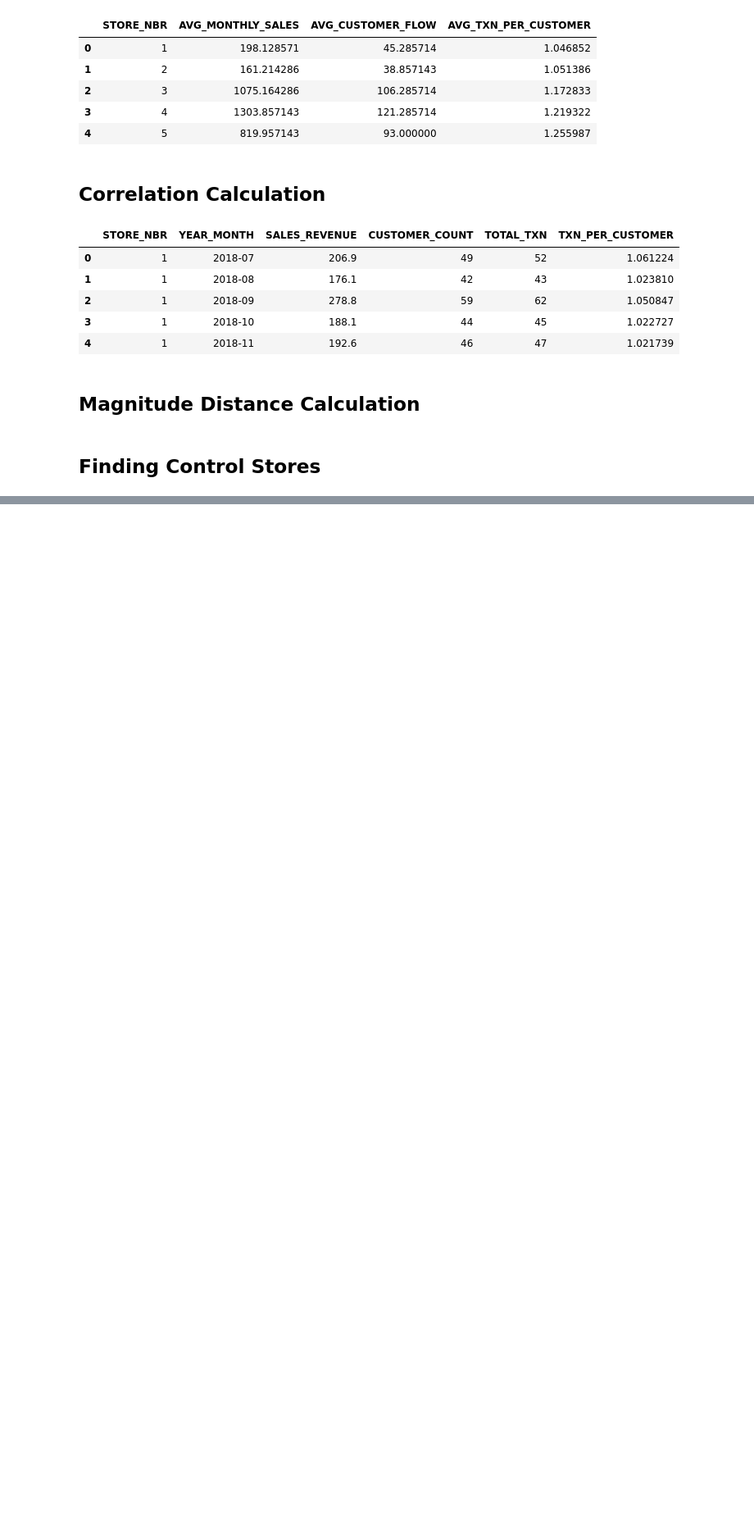
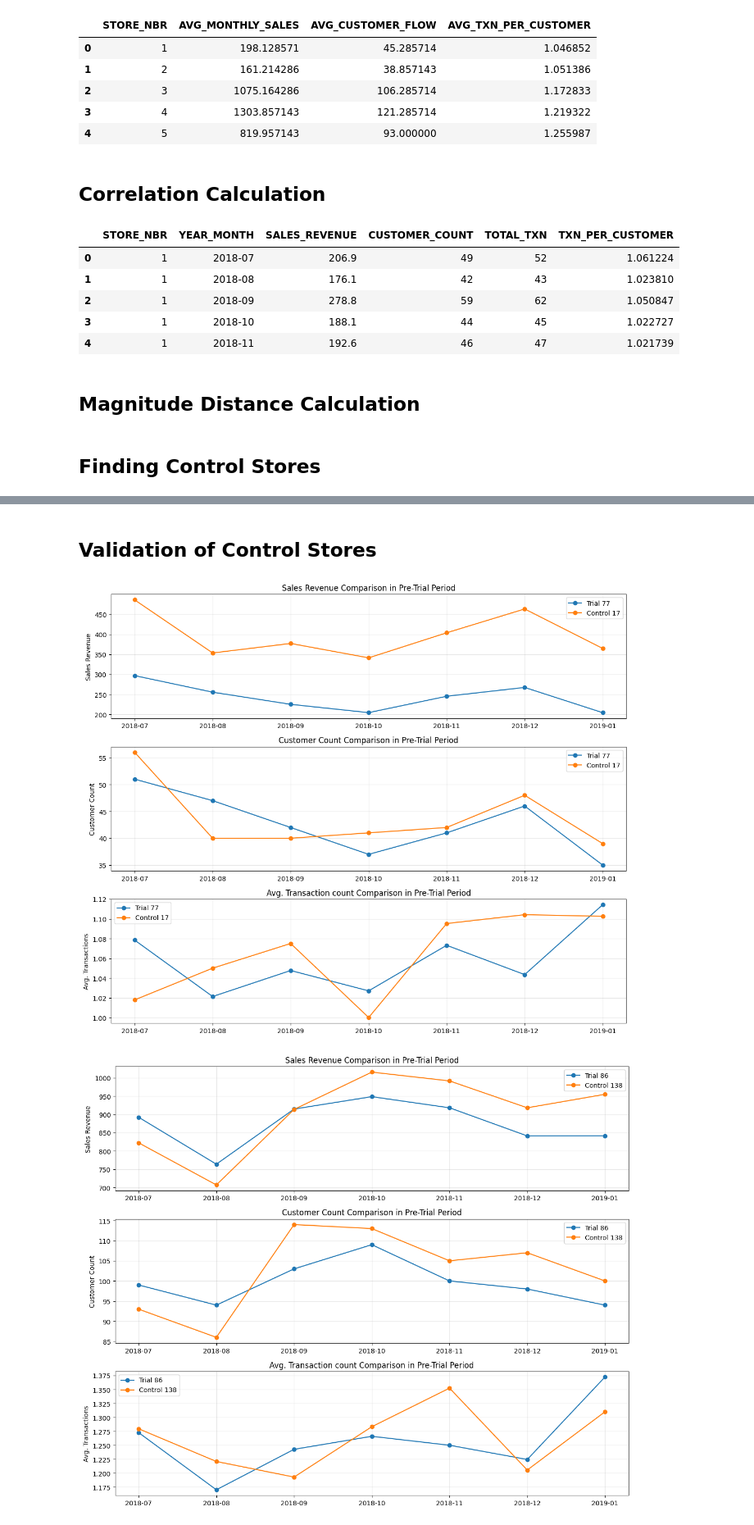
Before and after one commit to Yush-Pokharel/Quantium-data-analysis, a Jupyter notebook: script_analysis/task_02/data_profiling.ipynb, the cells around one changed output, grey strips where cells are left out. Shown: that part at 82% size. Cells and saved outputs as stored; diff of their text form; code cells hidden in the pictures; blank space fills up the shorter version.

Commit message:
Validation Function of Control Stores Completed

```diff
--- a/script_analysis/task_02/data_profiling.ipynb
+++ b/script_analysis/task_02/data_profiling.ipynb
@@ -345,0 +351,2 @@ Trial store 88 : {237, 201, 203}
+# %% [markdown]
+## Validation of Control Stores
@@ -345,0 +355,43 @@ Trial store 88 : {237, 201, 203}
+# %%
+def validate_store(trial, control, data):
+
+    control_data = data[data['STORE_NBR'] == control].sort_values('YEAR_MONTH')
+    trial_data = data[data['STORE_NBR'] == trial].sort_values('YEAR_MONTH')
+
+    fig, axes = plt.subplots(3,1, figsize=(12,10))
+    months = trial_data['YEAR_MONTH'].astype(str)
+
+    #sales data checking
+    axes[0].plot(months, trial_data['SALES_REVENUE'], 'o-', label=f'Trial {trial}')
+    axes[0].plot(months, control_data['SALES_REVENUE'], 'o-', label=f'Control {control}')
+    axes[0].set_ylabel('Sales Revenue')
+    axes[0].set_title('Sales Revenue Comparison in Pre-Trial Period')
+    axes[0].legend()
+    axes[0].grid(True, alpha=0.3)
+
+    #customer count checking
+    axes[1].plot(months, trial_data['CUSTOMER_COUNT'], 'o-', label=f'Trial {trial}')
+    axes[1].plot(months, control_data['CUSTOMER_COUNT'], 'o-', label=f'Control {control}')
+    axes[1].set_ylabel('Customer Count')
+    axes[1].set_title('Customer Count Comparison in Pre-Trial Period')
+    axes[1].legend()
+    axes[1].grid(True, alpha=0.3)
+
+    #daily transactions checking
+    axes[2].plot(months, trial_data['TXN_PER_CUSTOMER'], 'o-', label=f'Trial {trial}')
+    axes[2].plot(months, control_data['TXN_PER_CUSTOMER'], 'o-', label=f'Control {control}')
+    axes[2].set_ylabel('Avg. Transactions')
+    axes[2].set_title('Avg. Transaction count Comparison in Pre-Trial Period')
+    axes[2].legend()
+    axes[2].grid(True, alpha=0.3)
+
+    plt.tight_layout()
+    plt.show()
+
+
+validate_store(77, 17, pre_trial_data)
+validate_store(86, 138, pre_trial_data)
+validate_store(88, 237, pre_trial_data)
+# %% [output]
+[figure, added]
+[figure, added]
```
Also changed, not shown: parts of 10 cells of this notebook.
